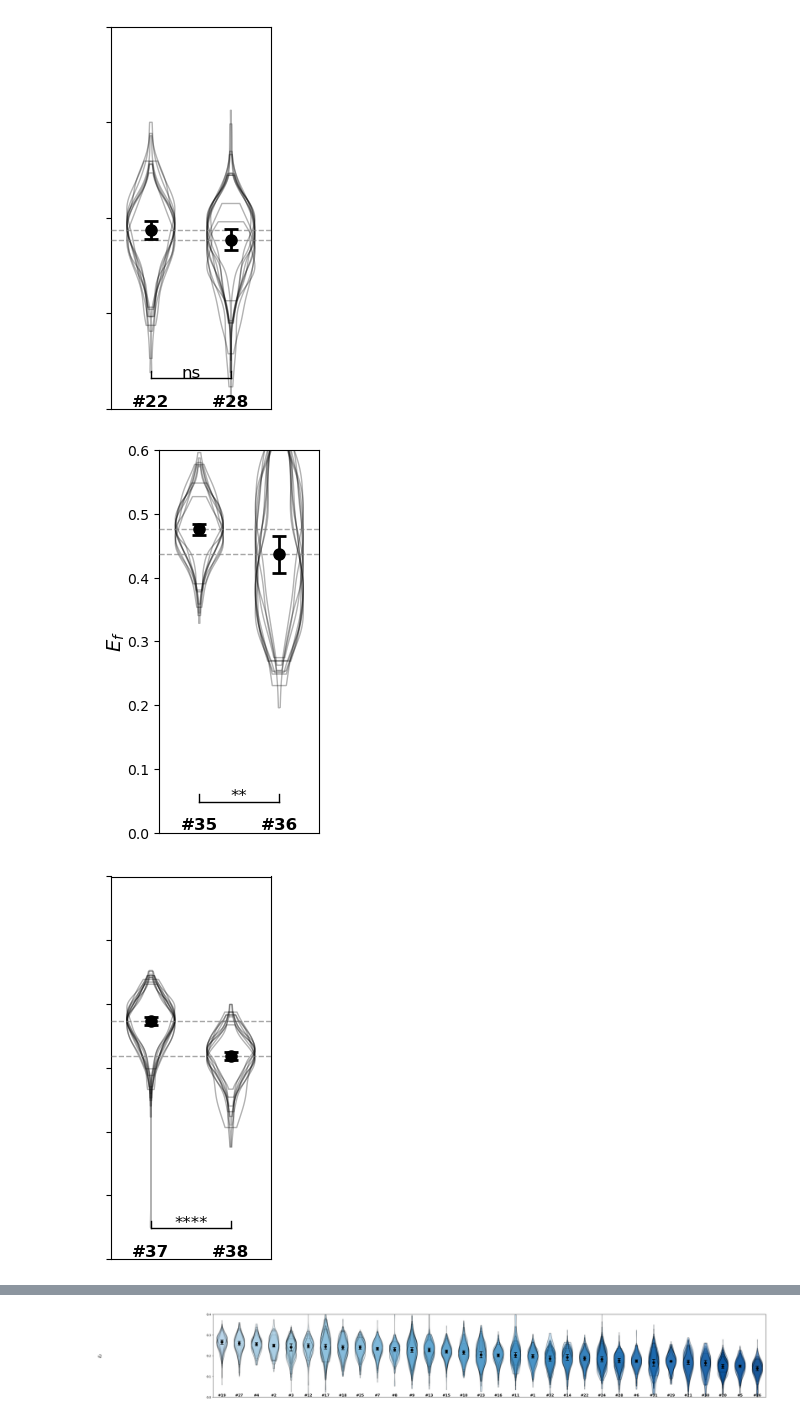
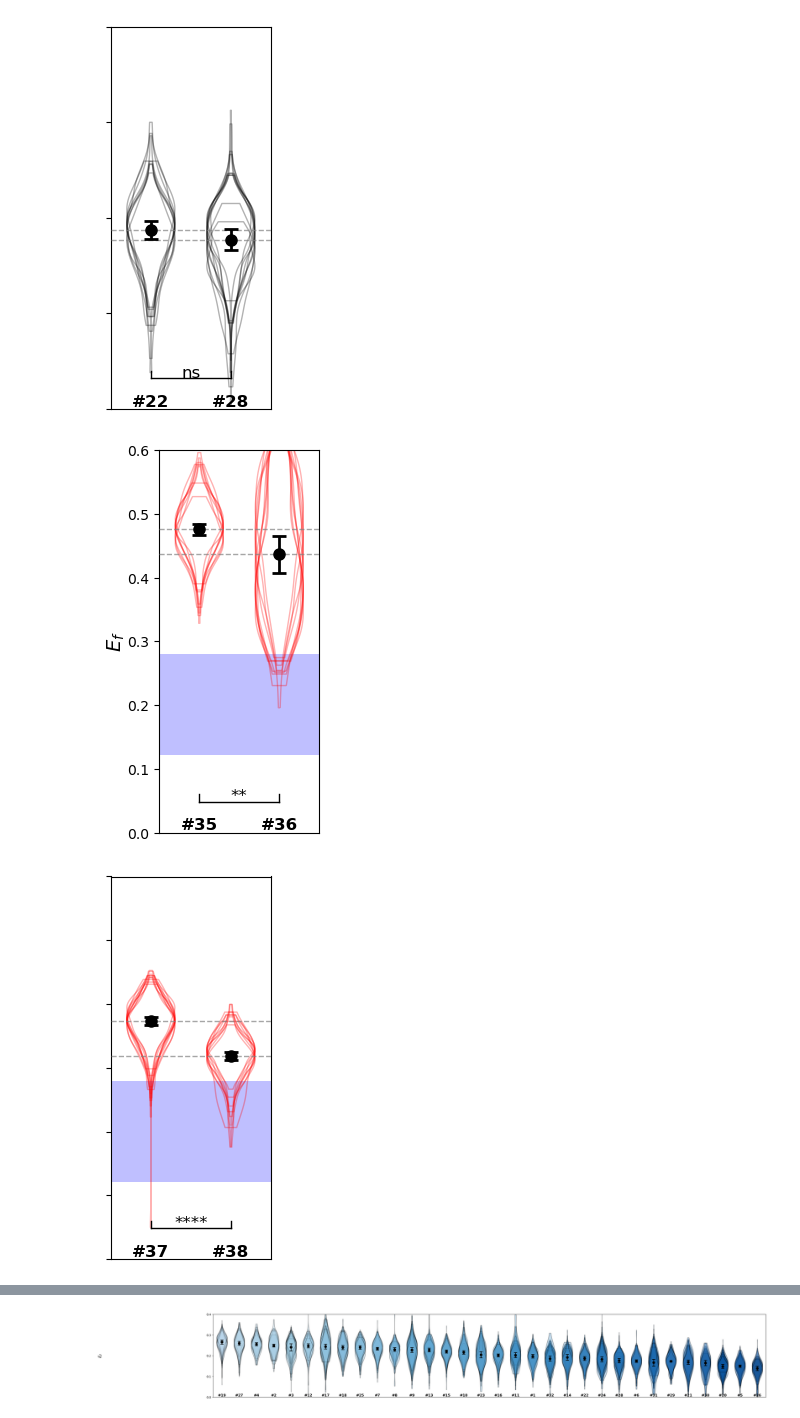
Before and after one commit to sukeniklab/GOOSE_2026, a Jupyter notebook: FRET_data_TB/ViolinPlots.ipynb, the cells around one changed output, grey strips where cells are left out. Saved outputs shown, nothing was run; the diff lists cells and outputs as text; code cells hidden in the pictures.

```diff
--- a/FRET_data_TB/ViolinPlots.ipynb
+++ b/FRET_data_TB/ViolinPlots.ipynb
@@ -504,21 +541,25 @@ fig, ax = plot_violin_by_construct(df, constructs=[22, 28],
 [figure]
 # %%
 fig, ax = plot_violin_by_construct(df, constructs=[35, 36],
+                                     colors = ["red", "red"],
                                      column='Ef_cell',
                                      figsize=(2, 4.5), top = .6, bot = 0,
                                      ylabel = r'$E_{f}$',
-                                     labels = True)
-#plt.savefig('Figure_graphs/Fig3/35-36.svg')
+                                     labels = True,
+                                     lib=True)
+plt.savefig('Figure_graphs/Fig3/35-36.svg')
 # %% [output]
-[figure, old version]
+[figure, new version]
 # %%
 fig, ax = plot_violin_by_construct(df, constructs=[37, 38],
+                                     colors = ["red", "red"],
                                      column='Ef_cell',
                                      figsize=(2, 4.5), top = .6, bot = 0,
                                      ylabel = r'$E_{f}$',
-                                     labels = False)
-#plt.savefig('Figure_graphs/Fig3/37-38.svg')
+                                     labels = False,
+                                     lib=True)
+plt.savefig('Figure_graphs/Fig3/37-38.svg')
 # %% [output]
-[figure, old version]
+[figure, new version]
 # %%
 fig, ax = plot_violin_by_construct(df, constructs=[39, 40],
```
Also changed, not shown: parts of 6 cells of this notebook, 17 other files.
